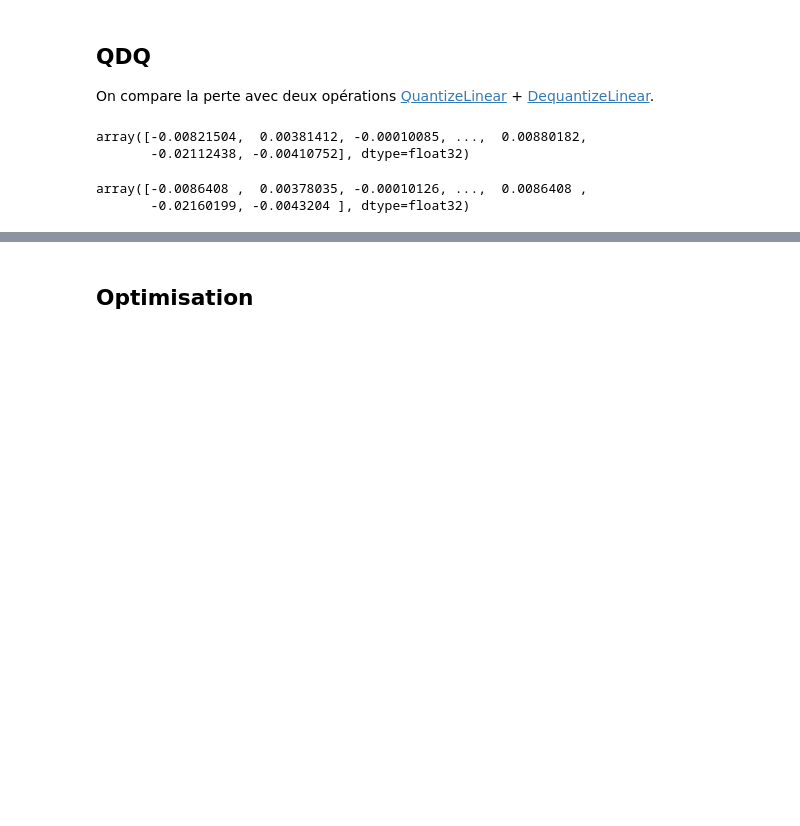
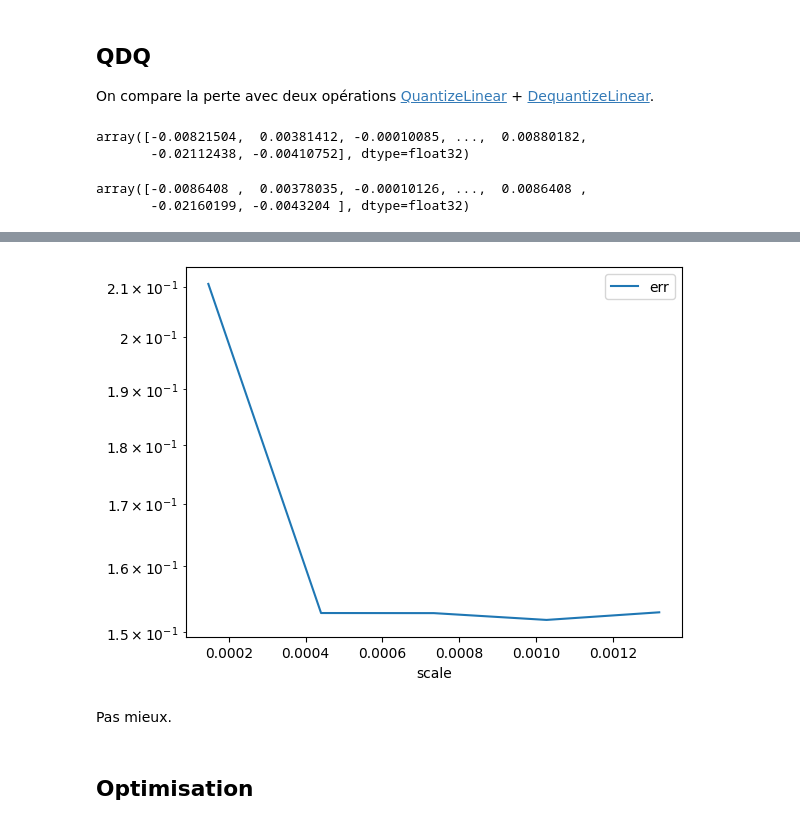
Before and after one commit to sdpython/mlstatpy, a Jupyter notebook: _doc/notebooks/dsgarden/quantization_f8.ipynb, the cells around one changed output, grey strips where cells are left out. Drawn from its saved outputs; the diff is of its cells as text; code cells hidden in the pictures; blank space fills up the shorter version.

```diff
--- a/_doc/notebooks/dsgarden/quantization_f8.ipynb
+++ b/_doc/notebooks/dsgarden/quantization_f8.ipynb
@@ -308,0 +312,18 @@ axs[2].set_title(f"QDQ uint 8\nerr={err_u8}");
+# %%
+from pandas import DataFrame
+from tqdm import tqdm
+
+a = 0.00014669707383747942
+h = 0.00014669707383747942 * 2
+
+data = []
+for scale in tqdm([a + h * i for i in range(5)]):
+    got = ref_f8.run(
+        None, {"X": coef.ravel(), "Scale": numpy.array([scale], dtype=numpy.float32)}
+    )[0]
+    err = ((coef.ravel() - got) ** 2).sum() ** 0.5
+    obs = dict(scale=scale, err=err, scale_f8p=scale_f8p, scale_f8=scale_f8)
+    data.append(obs)
+
+df = DataFrame(data)
+df
@@ -309,2 +337,8 @@ axs[2].set_title(f"QDQ uint 8\nerr={err_u8}");
+# %%
+df.plot(x="scale", y="err", logy=True);
+# %% [output]
+[figure, added]
+# %% [markdown]
+Pas mieux.
 # %% [markdown]
 ## Optimisation
```
Also changed, not shown: parts of 10 cells of this notebook.
